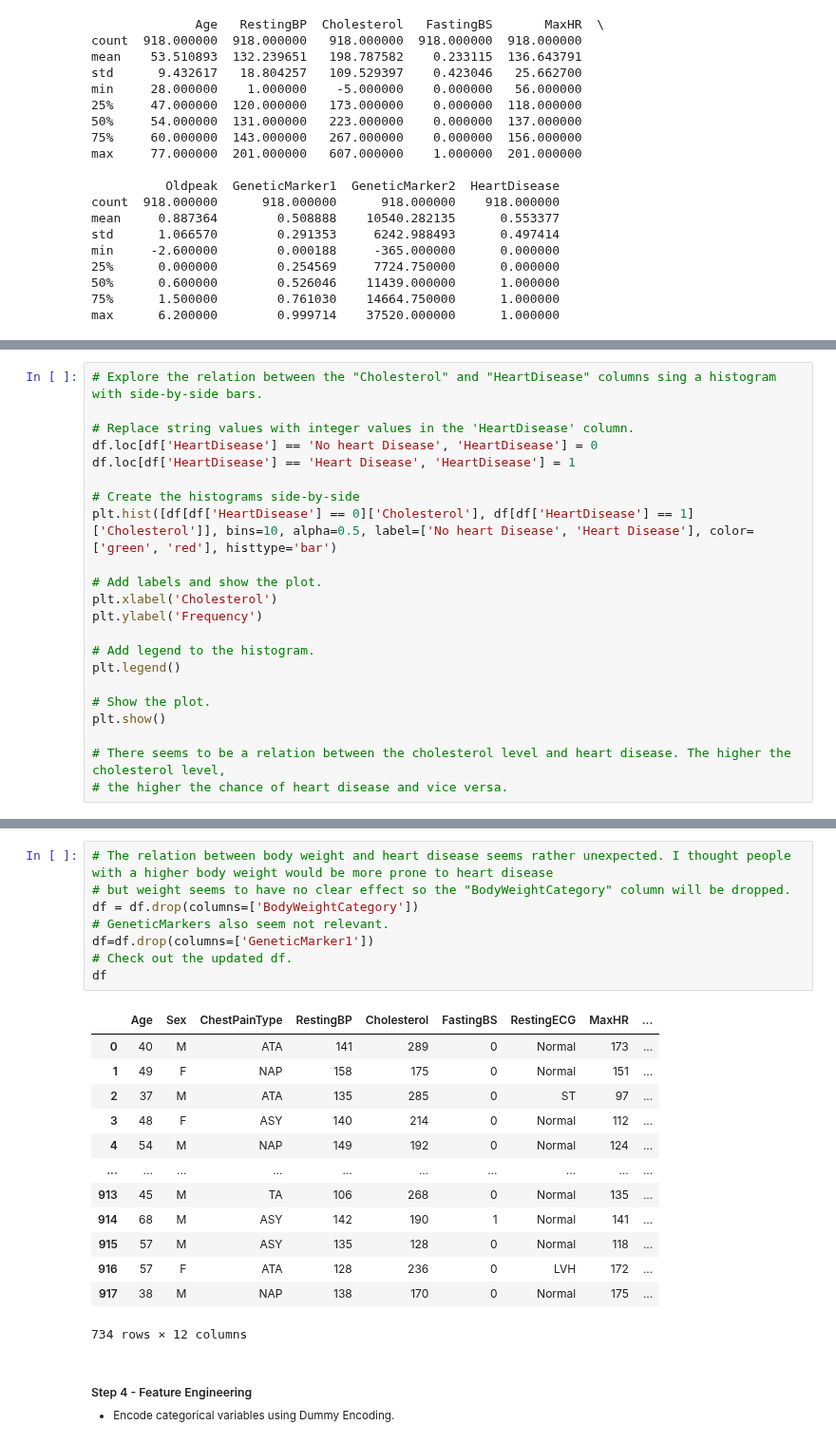
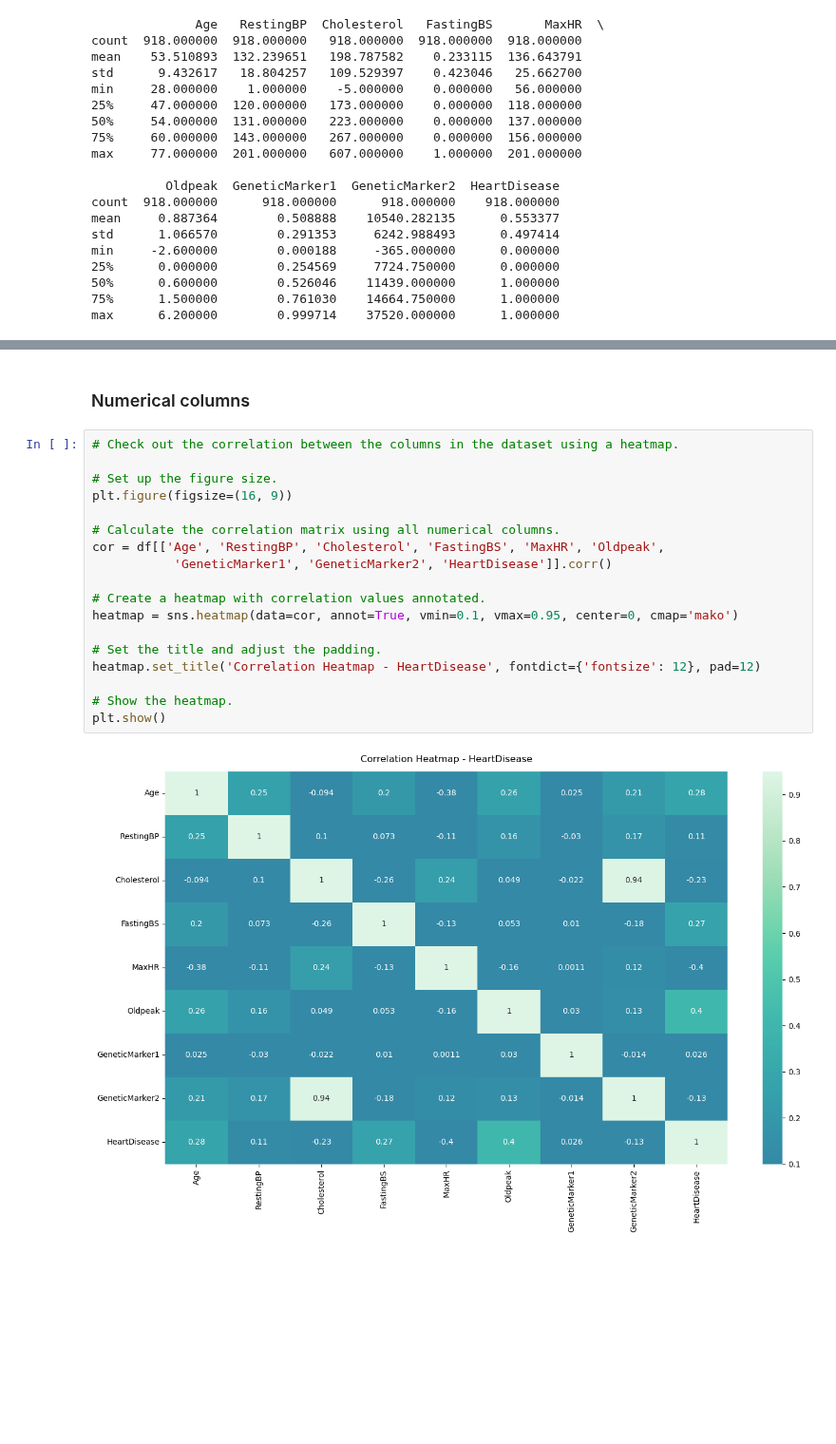
Before and after one commit to TJ-Abbing/Data-Science, a Jupyter notebook: OP-2/assignments/final/teammates/final_assignment_alessandro.ipynb, the cells around one changed output, grey strips where cells are left out. Shown at 95% size. Cells and saved outputs as stored; diff of their text form; blank space fills up the shorter version.

```diff
--- a/OP-2/assignments/final/teammates/final_assignment_alessandro.ipynb
+++ b/OP-2/assignments/final/teammates/final_assignment_alessandro.ipynb
@@ -238,22 +199,0 @@ plt.show()
-# %%
-# Explore the relation between the "Cholesterol" and "HeartDisease" columns sing a histogram with side-by-side bars.
-
-# Replace string values with integer values in the 'HeartDisease' column.
-df.loc[df['HeartDisease'] == 'No heart Disease', 'HeartDisease'] = 0
-df.loc[df['HeartDisease'] == 'Heart Disease', 'HeartDisease'] = 1
-
-# Create the histograms side-by-side
-plt.hist([df[df['HeartDisease'] == 0]['Cholesterol'], df[df['HeartDisease'] == 1]['Cholesterol']], bins=10, alpha=0.5, label=['No heart Disease', 'Heart Disease'], color=['green', 'red'], histtype='bar')
-
-# Add labels and show the plot.
-plt.xlabel('Cholesterol')
-plt.ylabel('Frequency')
-
-# Add legend to the histogram.
-plt.legend()
-
-# Show the plot.
-plt.show()
-
-# There seems to be a relation between the cholesterol level and heart disease. The higher the cholesterol level,
-# the higher the chance of heart disease and vice versa.
@@ -394,30 +200,22 @@ plt.show()
-# %%
-# The relation between body weight and heart disease seems rather unexpected. I thought people with a higher body weight would be more prone to heart disease
-# but weight seems to have no clear effect so the "BodyWeightCategory" column will be dropped.
-df = df.drop(columns=['BodyWeightCategory'])
-# GeneticMarkers also seem not relevant.
-df=df.drop(columns=['GeneticMarker1'])
-# Check out the updated df.
-df
-# %% [output]
-|  | Age | Sex | ChestPainType | RestingBP | Cholesterol | FastingBS | RestingECG | MaxHR | ... |
-| 0 | 40 | M | ATA | 141 | 289 | 0 | Normal | 173 | ... |
-| 1 | 49 | F | NAP | 158 | 175 | 0 | Normal | 151 | ... |
-| 2 | 37 | M | ATA | 135 | 285 | 0 | ST | 97 | ... |
-| 3 | 48 | F | ASY | 140 | 214 | 0 | Normal | 112 | ... |
-| 4 | 54 | M | NAP | 149 | 192 | 0 | Normal | 124 | ... |
-| ... | ... | ... | ... | ... | ... | ... | ... | ... | ... |
-| 913 | 45 | M | TA | 106 | 268 | 0 | Normal | 135 | ... |
-| 914 | 68 | M | ASY | 142 | 190 | 1 | Normal | 141 | ... |
-| 915 | 57 | M | ASY | 135 | 128 | 0 | Normal | 118 | ... |
-| 916 | 57 | F | ATA | 128 | 236 | 0 | LVH | 172 | ... |
-| 917 | 38 | M | NAP | 138 | 170 | 0 | Normal | 175 | ... |
-734 rows × 12 columns
-# %% [markdown]
-##### Step 4 - Feature Engineering
-
-<sub>
-
-- Encode categorical variables using Dummy Encoding.
-
-</sub>
+# %% [markdown]
+### Numerical columns
+# %%
+# Check out the correlation between the columns in the dataset using a heatmap.
+
+# Set up the figure size.
+plt.figure(figsize=(16, 9))
+
+# Calculate the correlation matrix using all numerical columns.
+cor = df[['Age', 'RestingBP', 'Cholesterol', 'FastingBS', 'MaxHR', 'Oldpeak',
+           'GeneticMarker1', 'GeneticMarker2', 'HeartDisease']].corr()
+
+# Create a heatmap with correlation values annotated.
+heatmap = sns.heatmap(data=cor, annot=True, vmin=0.1, vmax=0.95, center=0, cmap='mako')
+
+# Set the title and adjust the padding.
+heatmap.set_title('Correlation Heatmap - HeartDisease', fontdict={'fontsize': 12}, pad=12)
+
+# Show the heatmap.
+plt.show()
+# %% [output]
+[figure, added]
```
Also changed, not shown: parts of 59 cells of this notebook, 1 other file.
